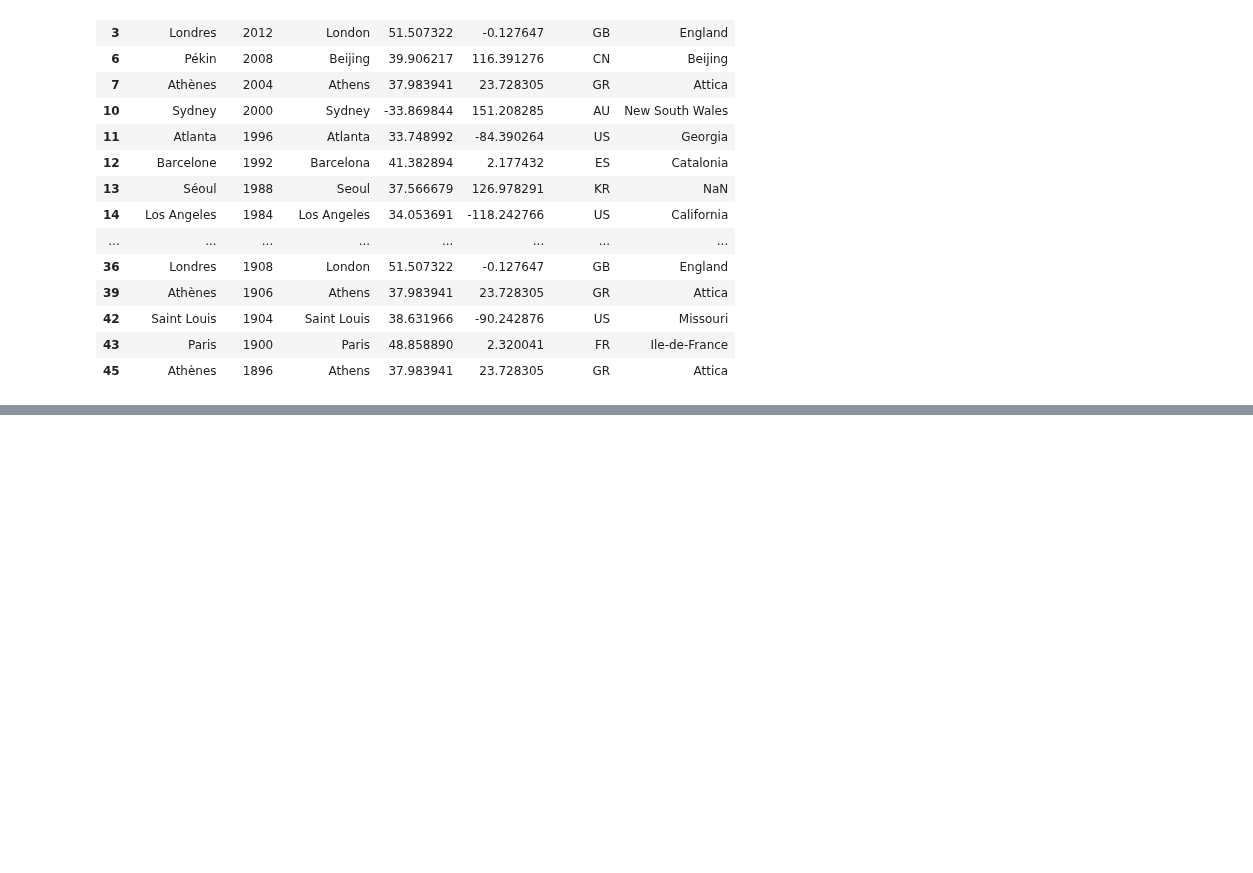
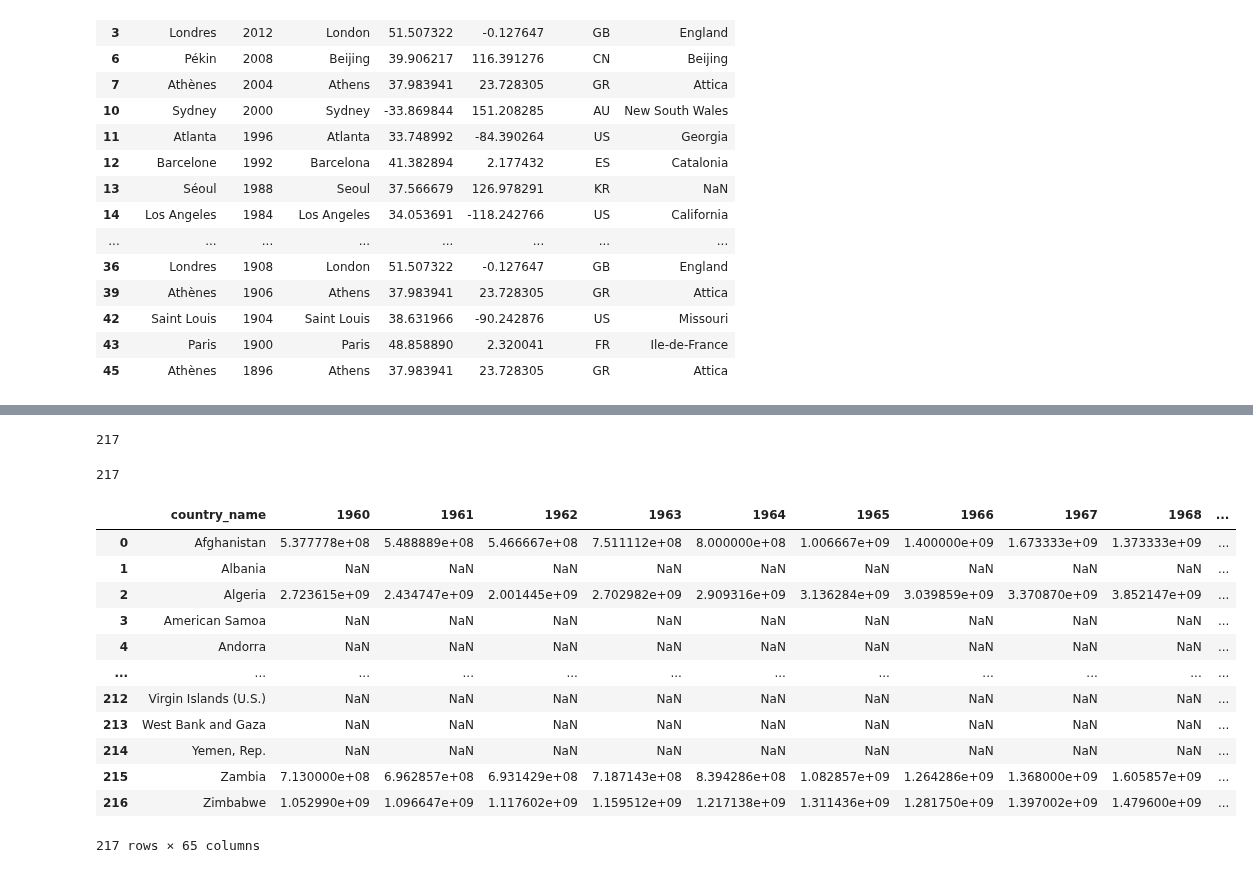
Before and after one commit to Maryam-Dollet/Webscraping_project, a Jupyter notebook: get_city_positions.ipynb, the cells around one changed output, grey strips where cells are left out. Drawn from its saved outputs; the diff is of its cells as text; code cells hidden in the pictures; blank space fills up the shorter version.

```diff
--- a/get_city_positions.ipynb
+++ b/get_city_positions.ipynb
@@ -333,0 +336,13 @@ df_merged.to_csv("data_csv/host_city_positions.csv", index=False, sep=";")
+# %%
+city = "Russia"
+city_info = {"Pays": city}
+api_url = f'https://api.api-ninjas.com/v1/country?name={city}'
+response = requests.get(api_url, headers={'X-Api-Key': API_KEY})
+
+if response.status_code == requests.codes.ok:
+    if len(response.json()) > 0:
+        print(response.json()[0]["iso2"])
+    else:
+        pass
+else:
+    print("Error:", response.status_code, response.text)
@@ -333,0 +406,17 @@ df_merged.to_csv("data_csv/host_city_positions.csv", index=False, sep=";")
+# %%
+iso2_list = []
+for city in list(gdp_countries["country_name"]):
+    city_info = {"Pays": city}
+    api_url = f'https://api.api-ninjas.com/v1/country?name={city}'
+    response = requests.get(api_url, headers={'X-Api-Key': API_KEY})
+
+    if response.status_code == requests.codes.ok:
+        if len(response.json()) > 0:
+            print(response.json()[0]["iso2"])
+            iso2_list.append(response.json()[0]["iso2"])
+        else:
+            iso2_list.append("")
+            pass
+    else:
+        iso2_list.append("")
+        print("Error:", response.status_code, response.text)
@@ -333,0 +441,26 @@ df_merged.to_csv("data_csv/host_city_positions.csv", index=False, sep=";")
+# %%
+len(iso2_list)
+# %% [output]
+217
+# %%
+len(list(gdp_countries["country_name"]))
+# %% [output]
+217
+# %%
+gdp_countries["iso2"] = iso2_list
+# %%
+gdp_countries
+# %% [output]
+|  | country_name | 1960 | 1961 | 1962 | 1963 | 1964 | 1965 | 1966 | 1967 | 1968 | ... |
+| 0 | Afghanistan | 5.377778e+08 | 5.488889e+08 | 5.466667e+08 | 7.511112e+08 | 8.000000e+08 | 1.006667e+09 | 1.400000e+09 | 1.673333e+09 | 1.373333e+09 | ... |
+| 1 | Albania | NaN | NaN | NaN | NaN | NaN | NaN | NaN | NaN | NaN | ... |
+| 2 | Algeria | 2.723615e+09 | 2.434747e+09 | 2.001445e+09 | 2.702982e+09 | 2.909316e+09 | 3.136284e+09 | 3.039859e+09 | 3.370870e+09 | 3.852147e+09 | ... |
+| 3 | American Samoa | NaN | NaN | NaN | NaN | NaN | NaN | NaN | NaN | NaN | ... |
+| 4 | Andorra | NaN | NaN | NaN | NaN | NaN | NaN | NaN | NaN | NaN | ... |
+| ... | ... | ... | ... | ... | ... | ... | ... | ... | ... | ... | ... |
+| 212 | Virgin Islands (U.S.) | NaN | NaN | NaN | NaN | NaN | NaN | NaN | NaN | NaN | ... |
+| 213 | West Bank and Gaza | NaN | NaN | NaN | NaN | NaN | NaN | NaN | NaN | NaN | ... |
+| 214 | Yemen, Rep. | NaN | NaN | NaN | NaN | NaN | NaN | NaN | NaN | NaN | ... |
+| 215 | Zambia | 7.130000e+08 | 6.962857e+08 | 6.931429e+08 | 7.187143e+08 | 8.394286e+08 | 1.082857e+09 | 1.264286e+09 | 1.368000e+09 | 1.605857e+09 | ... |
+| 216 | Zimbabwe | 1.052990e+09 | 1.096647e+09 | 1.117602e+09 | 1.159512e+09 | 1.217138e+09 | 1.311436e+09 | 1.281750e+09 | 1.397002e+09 | 1.479600e+09 | ... |
+217 rows × 65 columns
```
Also changed, not shown: parts of 8 cells of this notebook, 2 other files.
